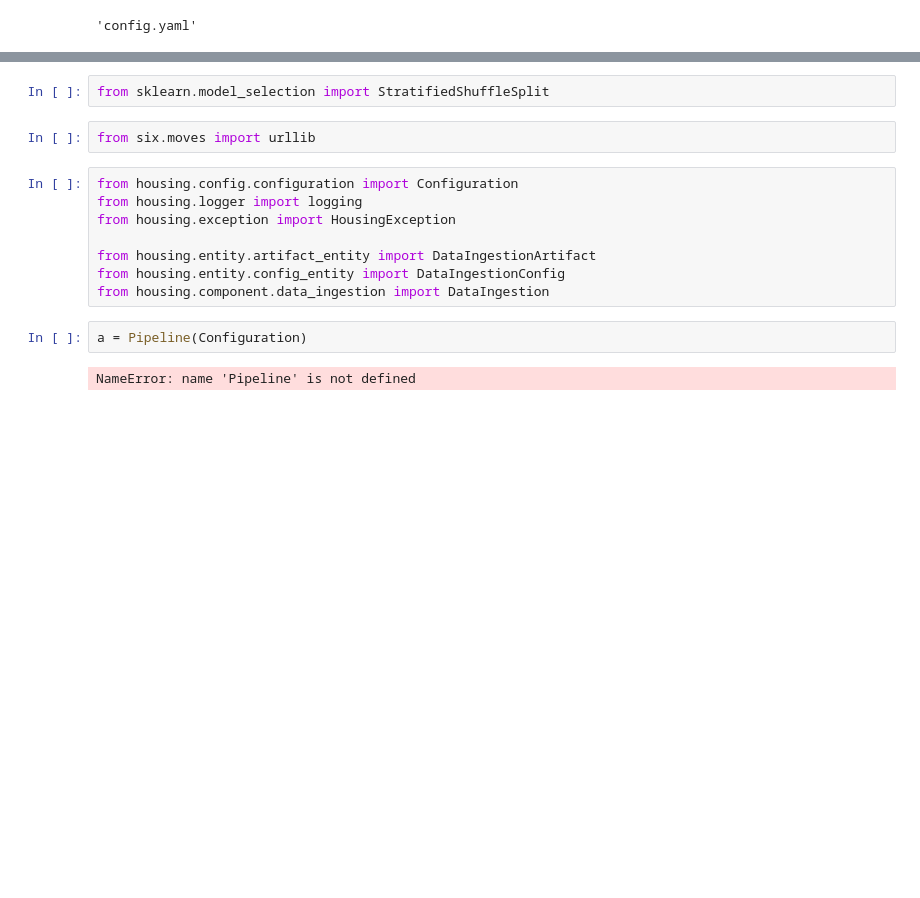
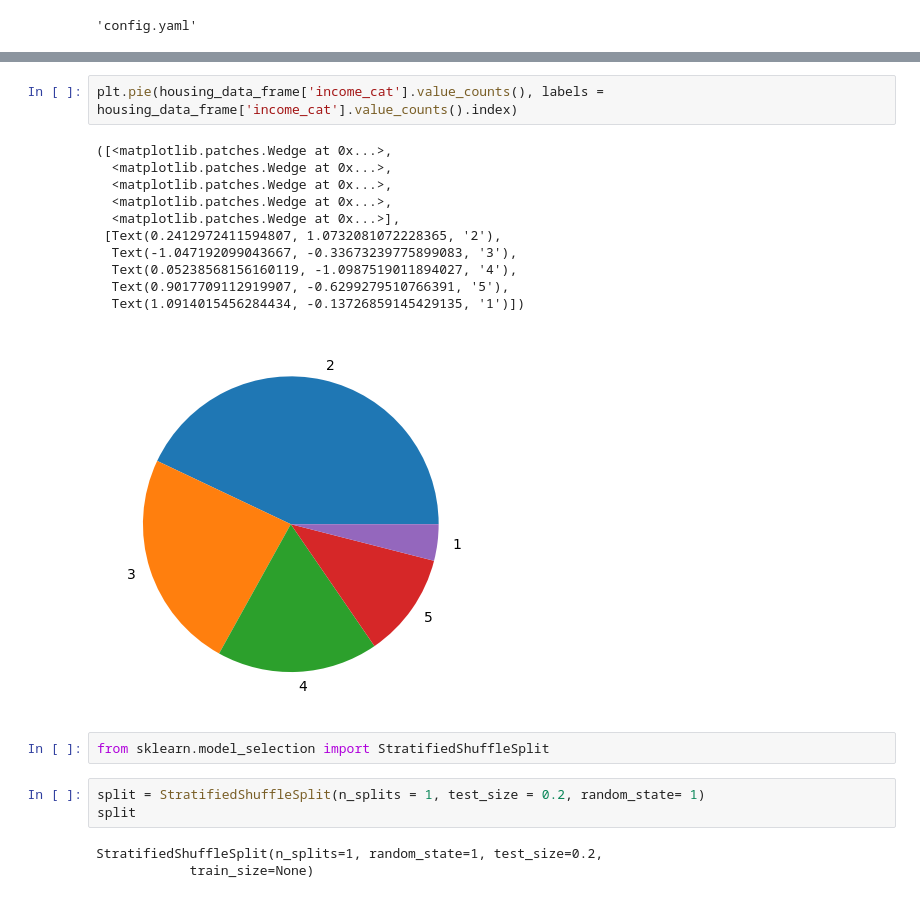
Before and after one commit to PyBeginner1/machine_learning_project, a Jupyter notebook: notebook/ml2.ipynb, the cells around one changed output, grey strips where cells are left out. Drawn from its saved outputs; the diff is of its cells as text; blank space fills up the shorter version.

```diff
--- a/notebook/ml2.ipynb
+++ b/notebook/ml2.ipynb
@@ -23,16 +139,22 @@ os.listdir(f_path)[0]
+# %%
+plt.pie(housing_data_frame['income_cat'].value_counts(), labels = housing_data_frame['income_cat'].value_counts().index)
+# %% [output]
+([<matplotlib.patches.Wedge at 0x...>,
+  <matplotlib.patches.Wedge at 0x...>,
+  <matplotlib.patches.Wedge at 0x...>,
+  <matplotlib.patches.Wedge at 0x...>,
+  <matplotlib.patches.Wedge at 0x...>],
+ [Text(0.2412972411594807, 1.0732081072228365, '2'),
+  Text(-1.047192099043667, -0.33673239775899083, '3'),
+  Text(0.05238568156160119, -1.0987519011894027, '4'),
+  Text(0.9017709112919907, -0.6299279510766391, '5'),
+  Text(1.0914015456284434, -0.13726859145429135, '1')])
+[figure, added]
 # %%
 from sklearn.model_selection import StratifiedShuffleSplit
-# %%
-from six.moves import urllib
-# %%
-from housing.config.configuration import Configuration
-from housing.logger import logging
-from housing.exception import HousingException
-
-from housing.entity.artifact_entity import DataIngestionArtifact
-from housing.entity.config_entity import DataIngestionConfig
-from housing.component.data_ingestion import DataIngestion
-# %%
-a = Pipeline(Configuration)
-# %% [output]
-NameError: name 'Pipeline' is not defined
+# %%
+split = StratifiedShuffleSplit(n_splits = 1, test_size = 0.2, random_state= 1)
+split
+# %% [output]
+StratifiedShuffleSplit(n_splits=1, random_state=1, test_size=0.2,
+            train_size=None)
```
Also changed, not shown: parts of 37 cells of this notebook, 8 other files.
